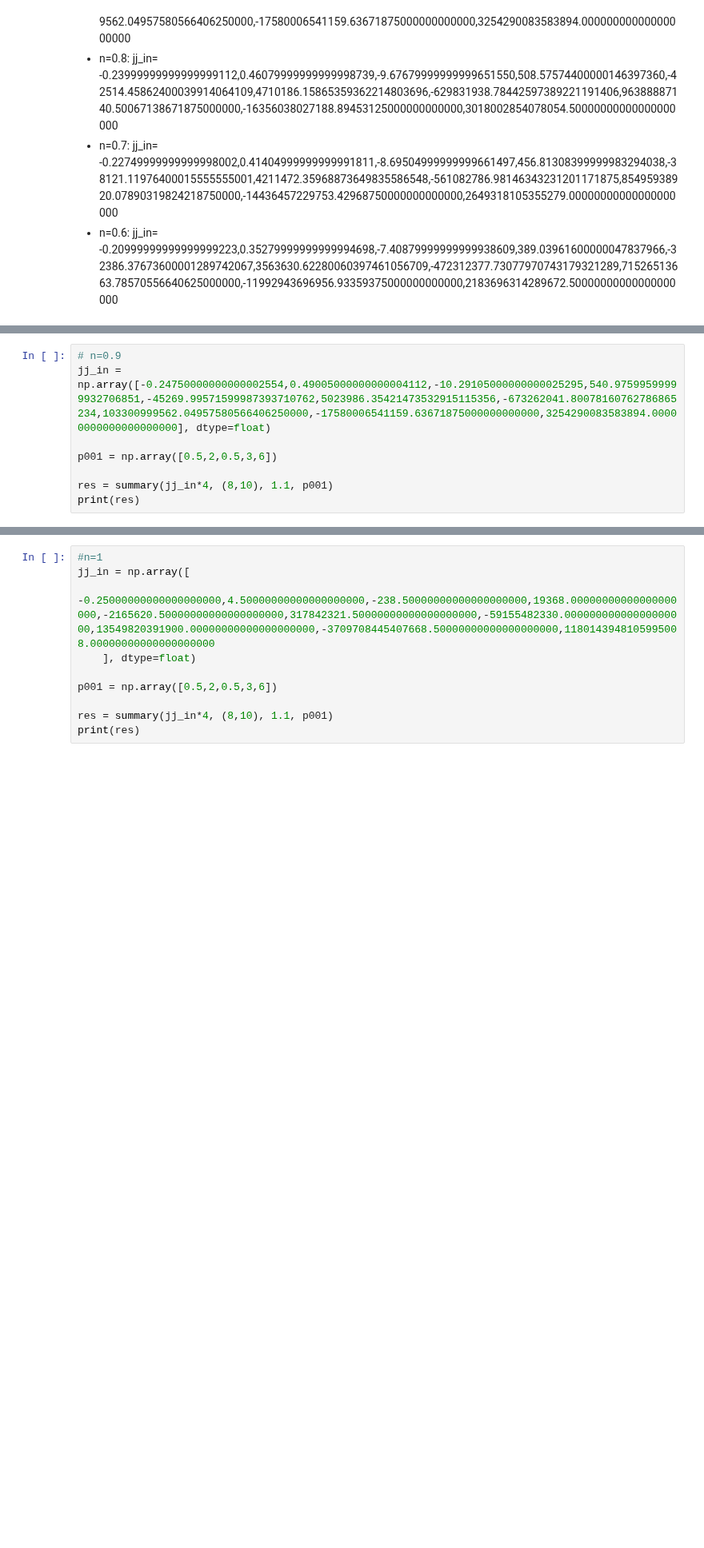
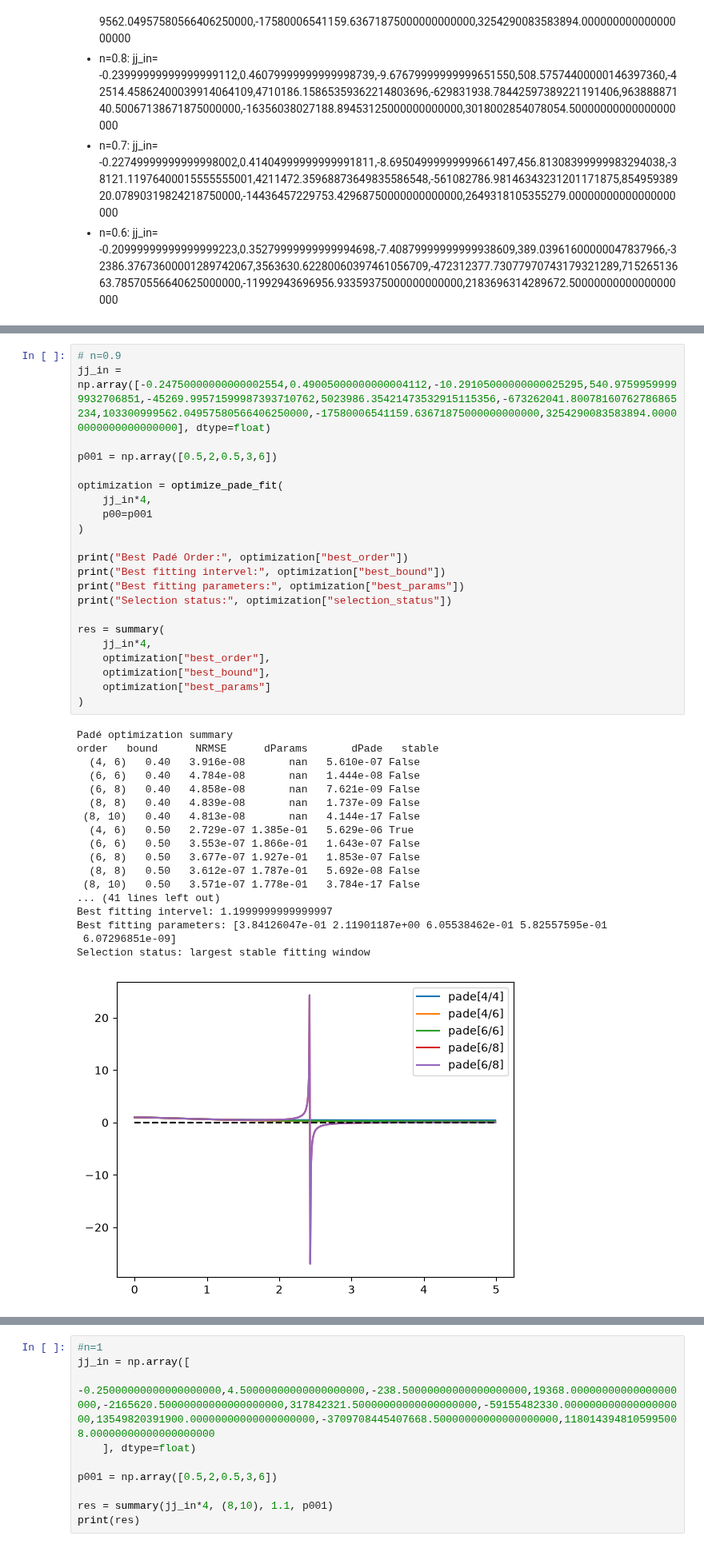
Before and after one commit to XineohpM/dqmc-dev, a Jupyter notebook: scripts/High_T_expansion.ipynb, the cells around one changed output, grey strips where cells are left out. Shown at 80% size. Drawn from its saved outputs; the diff is of its cells as text; blank space fills up the shorter version.

```diff
--- a/scripts/High_T_expansion.ipynb
+++ b/scripts/High_T_expansion.ipynb
@@ -622,8 +678,41 @@ w2 = 3.3450373241717997
 # %%
 # n=0.9
 jj_in = np.array([-0.24750000000000002554,0.49005000000000004112,-10.29105000000000025295,540.97599599999932706851,-45269.99571599987393710762,5023986.35421473532915115356,-673262041.80078160762786865234,103300999562.04957580566406250000,-17580006541159.63671875000000000000,3254290083583894.00000000000000000000], dtype=float)
 
 p001 = np.array([0.5,2,0.5,3,6])
 
-res = summary(jj_in*4, (8,10), 1.1, p001)
-print(res)
+optimization = optimize_pade_fit(
+    jj_in*4,
+    p00=p001
+)
+
+print("Best Padé Order:", optimization["best_order"])
+print("Best fitting intervel:", optimization["best_bound"])
+print("Best fitting parameters:", optimization["best_params"])
+print("Selection status:", optimization["selection_status"])
+
+res = summary(
+    jj_in*4,
+    optimization["best_order"],
+    optimization["best_bound"],
+    optimization["best_params"]
+)
+# %% [output]
+Padé optimization summary
+order   bound      NRMSE      dParams       dPade   stable
+  (4, 6)   0.40   3.916e-08       nan   5.610e-07 False
+  (6, 6)   0.40   4.784e-08       nan   1.444e-08 False
+  (6, 8)   0.40   4.858e-08       nan   7.621e-09 False
+  (8, 8)   0.40   4.839e-08       nan   1.737e-09 False
+ (8, 10)   0.40   4.813e-08       nan   4.144e-17 False
+  (4, 6)   0.50   2.729e-07 1.385e-01   5.629e-06 True
+  (6, 6)   0.50   3.553e-07 1.866e-01   1.643e-07 False
+  (6, 8)   0.50   3.677e-07 1.927e-01   1.853e-07 False
+  (8, 8)   0.50   3.612e-07 1.787e-01   5.692e-08 False
+ (8, 10)   0.50   3.571e-07 1.778e-01   3.784e-17 False
+... (41 lines left out)
+Best fitting intervel: 1.1999999999999997
+Best fitting parameters: [3.84126047e-01 2.11901187e+00 6.05538462e-01 5.82557595e-01
+ 6.07296851e-09]
+Selection status: largest stable fitting window
+[figure, added]
```
Also changed, not shown: parts of 10 cells of this notebook, 1 other file.
